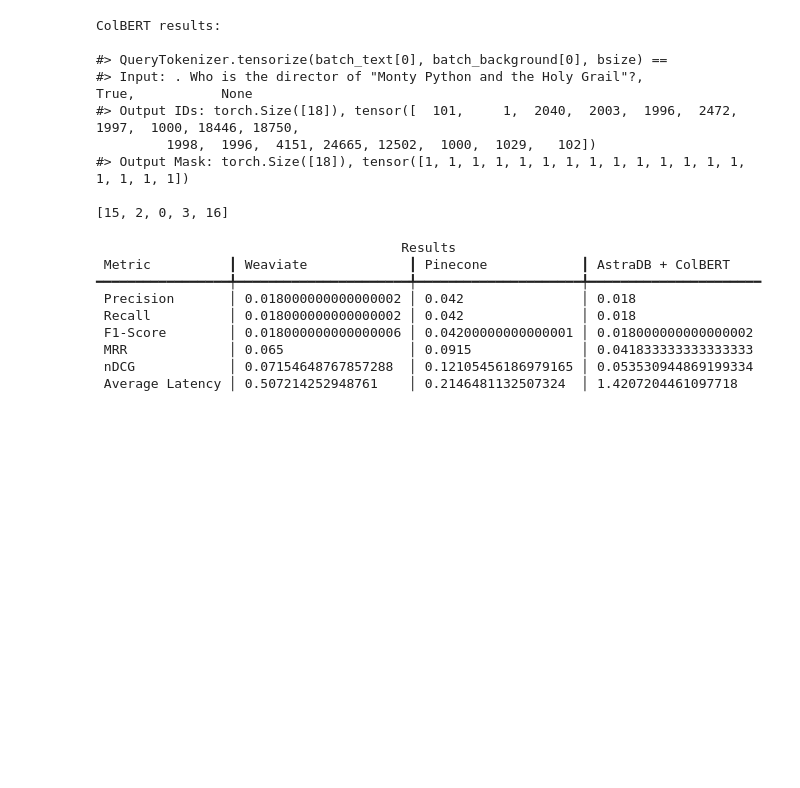
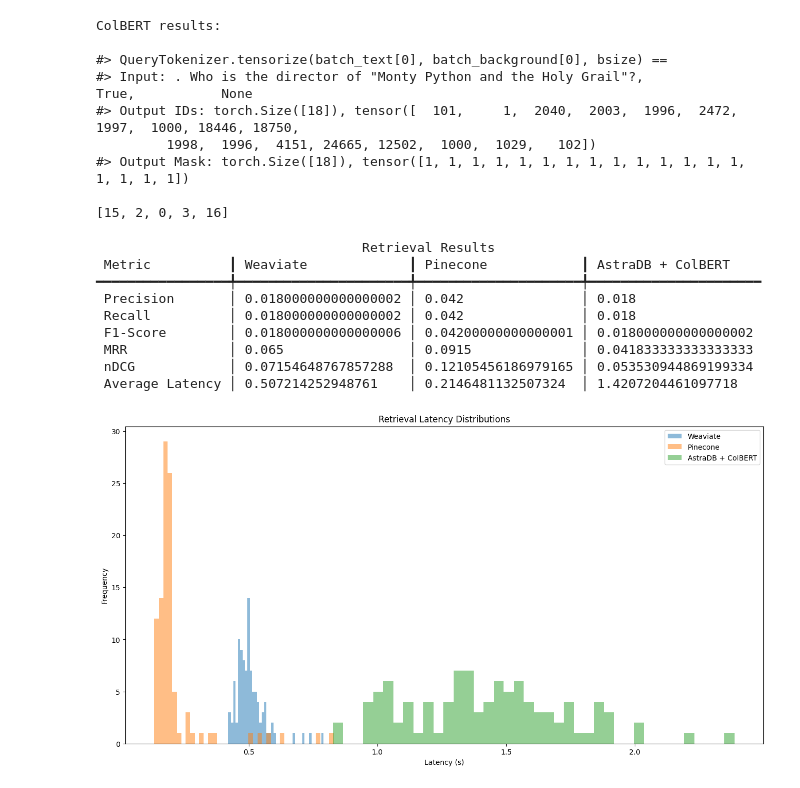
Before and after one commit to T-Lind/BenchmarkRAG, a Jupyter notebook: benchmark.ipynb, the cells around one changed output. Saved outputs shown, nothing was run; the diff lists cells and outputs as text; code cells hidden in the pictures; blank space fills up the shorter version.

Commit message:
formatting changes

```diff
--- a/benchmark.ipynb
+++ b/benchmark.ipynb
@@ -378,7 +374,7 @@ from rich.console import Console
 console = Console()
 
 # Print a table of the results (Weaviate, Pinecone, ColBERT vs the different stats)
-table = rich.table.Table(title="Results", show_edge=False)
+table = rich.table.Table(title="Retrieval Results", show_edge=False)
 table.add_column("Metric", style="cyan")
 table.add_column("Weaviate", style="magenta")
 table.add_column("Pinecone", style="green")
@@ -390,7 +386,6 @@ def format_cell(value, is_min=True):
         text.stylize("bold underline")
     return text
 
-# Add stats to table with formatting
 for metric in weaviate_stats:
     values = [
         weaviate_stats[metric],
@@ -416,10 +411,9 @@ formatted_latencies = [
 
 table.add_row("Average Latency", *formatted_latencies)
 
-# Print the table
 console.print(table)
 # %% [output]
-                                       Results
+                                  Retrieval Results
  Metric          ┃ Weaviate             ┃ Pinecone            ┃ AstraDB + ColBERT
 ━━━━━━━━━━━━━━━━━╇━━━━━━━━━━━━━━━━━━━━━━╇━━━━━━━━━━━━━━━━━━━━━╇━━━━━━━━━━━━━━━━━━━━━━
  Precision       │ 0.018000000000000002 │ 0.042               │ 0.018
@@ -430,3 +424,19 @@ console.print(table)
  Average Latency │ 0.507214252948761    │ 0.2146481132507324  │ 1.4207204461097718
 # %%
 # Plot latency distributions
+import matplotlib.pyplot as plt
+
+bins = 40
+plt.hist(weaviate_latencies, bins=bins, alpha=0.5, label='Weaviate')
+plt.hist(pinecone_latencies, bins=bins, alpha=0.5, label='Pinecone')
+plt.hist(colbert_latencies, bins=bins, alpha=0.5, label='AstraDB + ColBERT')
+
+plt.legend(loc='upper right')
+plt.xlabel('Latency (s)')
+plt.ylabel('Frequency')
+plt.title('Retrieval Latency Distributions')
+
+# set the size bigger
+plt.rcParams["figure.figsize"] = (16, 8)
+# %% [output]
+[figure, added]
```
Also changed, not shown: parts of 1 cell of this notebook, 1 other file.
